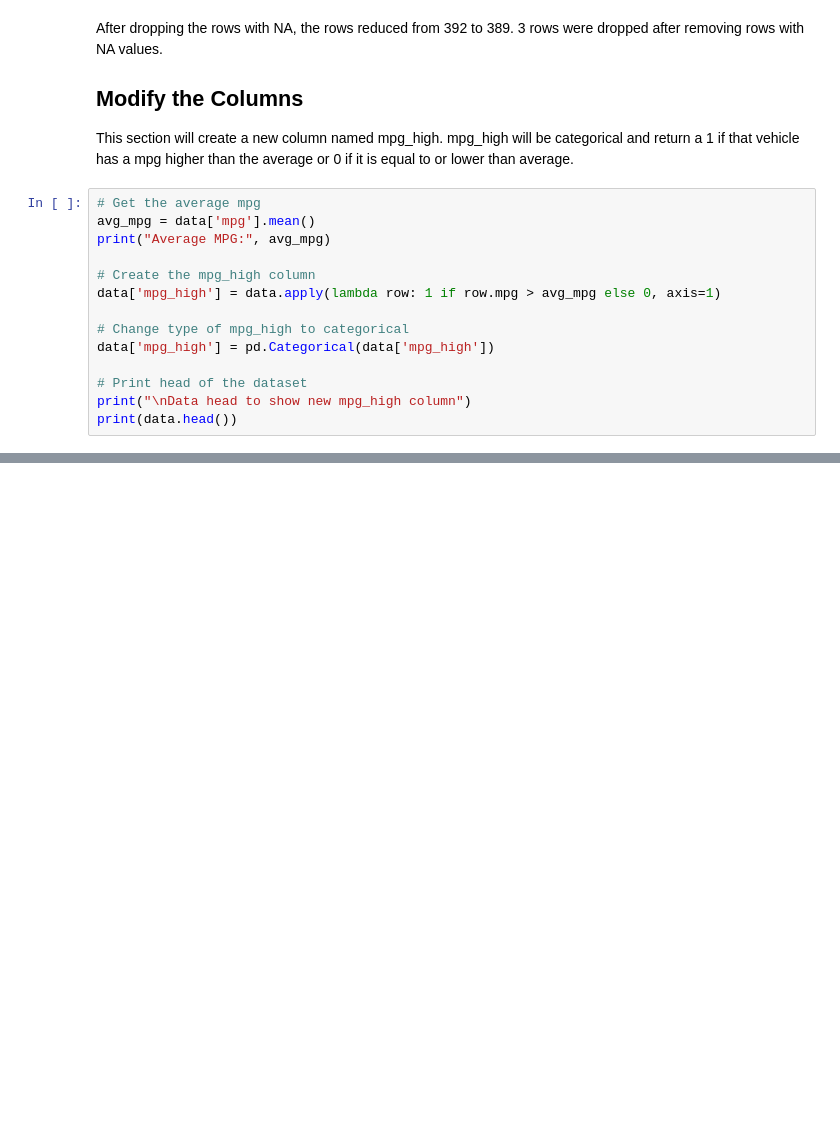
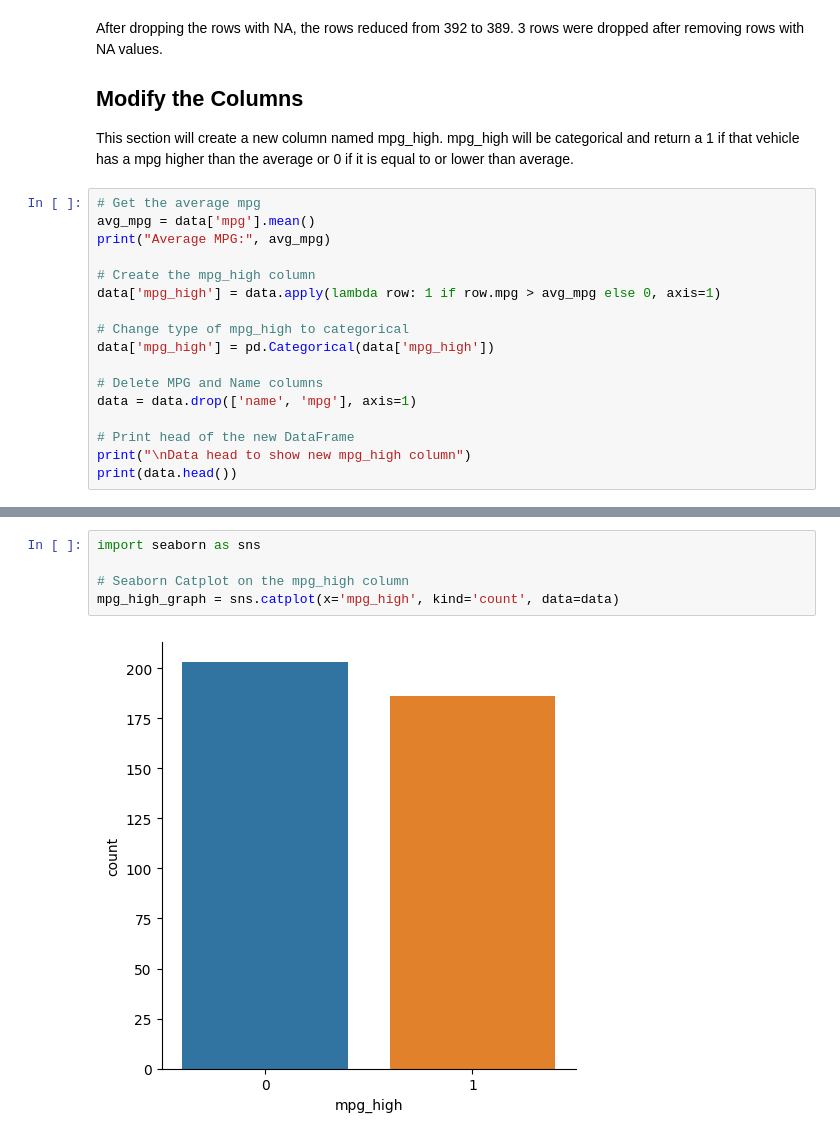
Before and after one commit to AlejoVinluan/ML-Examples, a Jupyter notebook: Program 5/sklearn.ipynb, the cells around one changed output, grey strips where cells are left out. Drawn from its saved outputs; the diff is of its cells as text; blank space fills up the shorter version.

```diff
--- a/Program 5/sklearn.ipynb
+++ b/Program 5/sklearn.ipynb
@@ -192,7 +192,10 @@ data['mpg_high'] = data.apply(lambda row: 1 if row.mpg > avg_mpg else 0, axis=1)
 # Change type of mpg_high to categorical
 data['mpg_high'] = pd.Categorical(data['mpg_high'])
 
-# Print head of the dataset
+# Delete MPG and Name columns
+data = data.drop(['name', 'mpg'], axis=1)
+
+# Print head of the new DataFrame
 print("\nData head to show new mpg_high column")
 print(data.head())
 # %% [output]
@@ -214,0 +229,7 @@ Data head to show new mpg_high column
+# %%
+import seaborn as sns
+
+# Seaborn Catplot on the mpg_high column
+mpg_high_graph = sns.catplot(x='mpg_high', kind='count', data=data)
+# %% [output]
+[figure, added]
```
Also changed, not shown: parts of 15 cells of this notebook.
